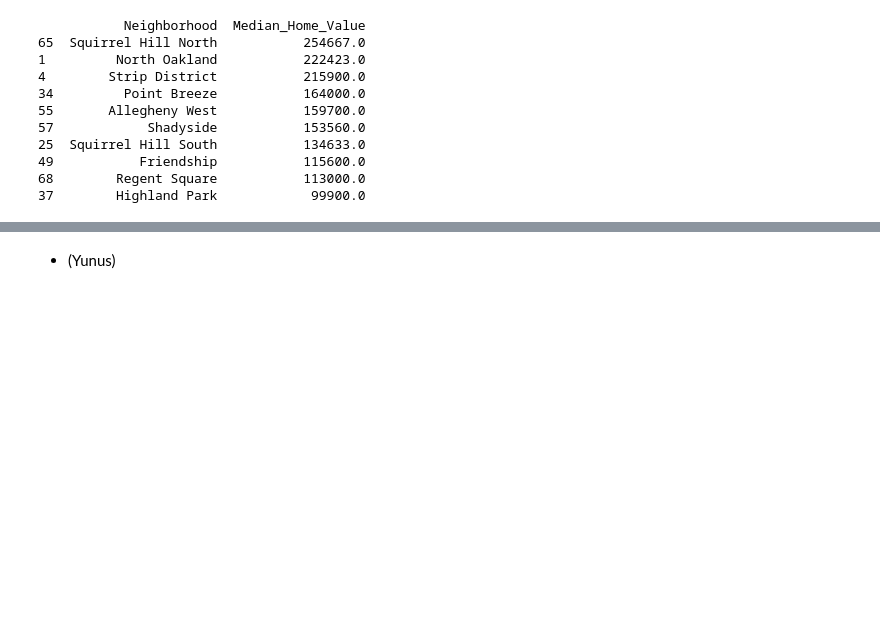
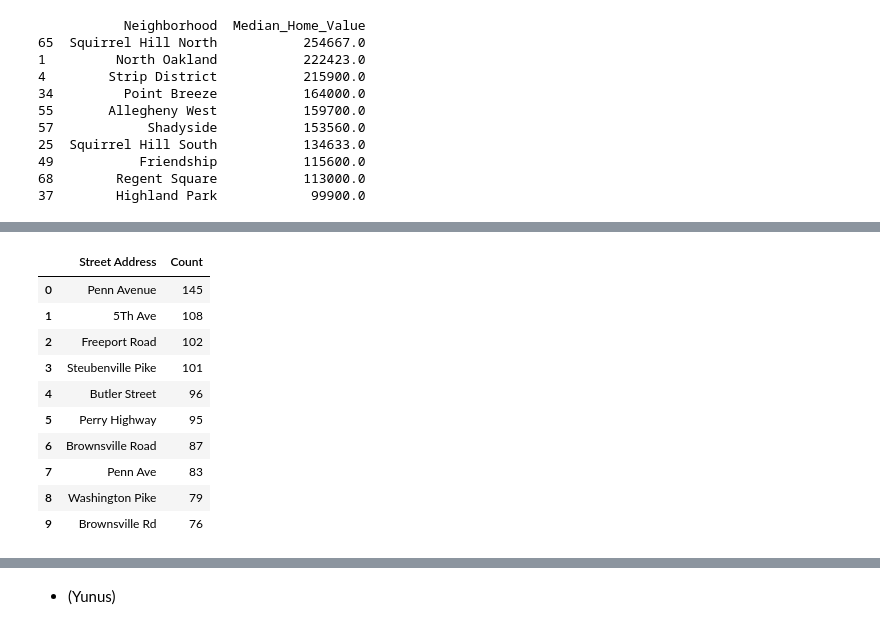
Before and after one commit to imjulthej/0010FinalProject, a Jupyter notebook: FinalWealthNotebook.ipynb, the cells around one changed output, grey strips where cells are left out. Saved outputs shown, nothing was run; the diff lists cells and outputs as text; code cells hidden in the pictures; blank space fills up the shorter version.

```diff
--- a/FinalWealthNotebook.ipynb
+++ b/FinalWealthNotebook.ipynb
@@ -126,0 +178,15 @@ print(top_10_neighborhoods)
+# %%
+# Print top 10 streets as a table
+top10Streets
+# %% [output]
+|  | Street Address | Count |
+| 0 | Penn Avenue | 145 |
+| 1 | 5Th Ave | 108 |
+| 2 | Freeport Road | 102 |
+| 3 | Steubenville Pike | 101 |
+| 4 | Butler Street | 96 |
+| 5 | Perry Highway | 95 |
+| 6 | Brownsville Road | 87 |
+| 7 | Penn Ave | 83 |
+| 8 | Washington Pike | 79 |
+| 9 | Brownsville Rd | 76 |
```
Also changed, not shown: parts of 5 cells of this notebook, 5 other files.
